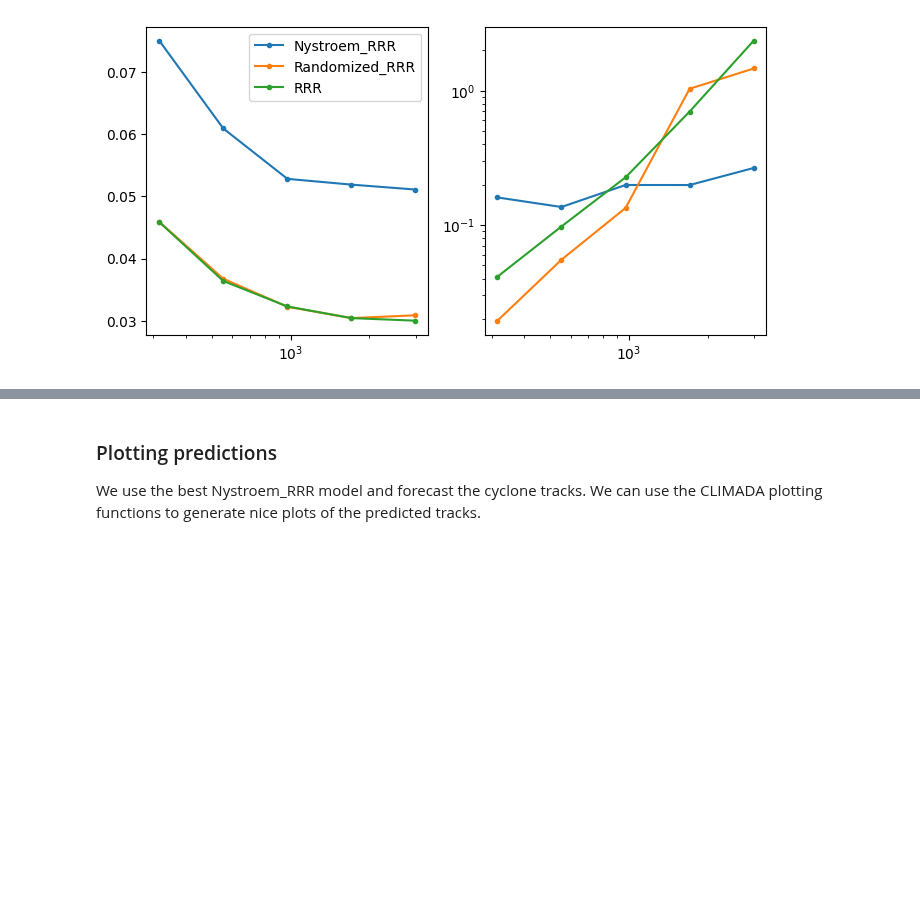
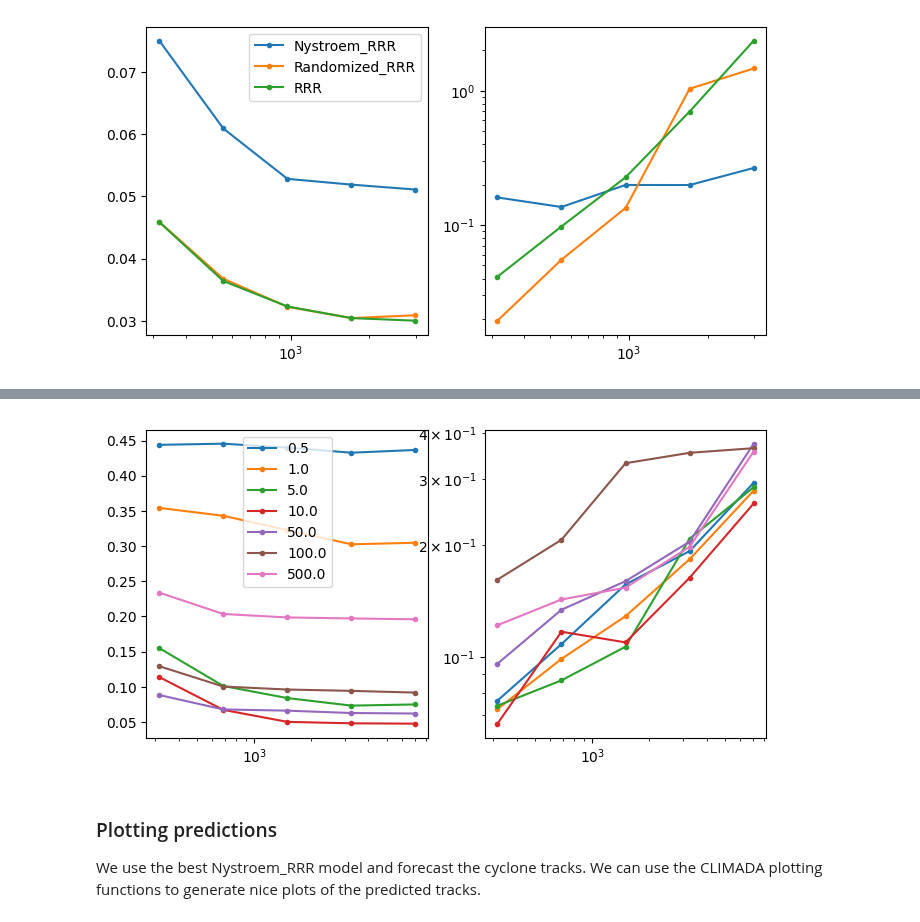
Before and after one commit to ejbrun/koopman_learning_tropical_cyclone, a Jupyter notebook: examples/koopman_kernel_for_TC_plot_prediction.ipynb, the cells around one changed output, grey strips where cells are left out. Drawn from its saved outputs; the diff is of its cells as text; code cells hidden in the pictures; blank space fills up the shorter version.

```diff
--- a/examples/koopman_kernel_for_TC_plot_prediction.ipynb
+++ b/examples/koopman_kernel_for_TC_plot_prediction.ipynb
@@ -160,7 +160,12 @@ Looks good, but arguably, the predictions of the model are not yet very good. Th
 # %% [markdown]
 ## Import trained model
 # %%
-def load_model_results(flag_params: dict, path_training_results: str, train_stops):
+def load_model_results(flag_params: dict, path_training_results: str, train_stops, load_keys: str | list[str] | None=None):
+
+    if load_keys == "all":
+        load_keys = ["model", "scaler", "eval_rmse", "train_stop", "fit_time"]
+    elif load_keys is None:
+        load_keys = ["eval_rmse", "train_stop", "fit_time"]
 
     import_dir = os.path.join(
         path_training_results,
@@ -192,7 +197,10 @@ def load_model_results(flag_params: dict, path_training_results: str, train_stop
             results_file_name + f"_train_steps{stop}.pth"
         )
         # results[res["train_stop"]] = res
-        results[stop] = res
+        # results[stop] = res
+        results[stop] = {}
+        for key in load_keys:
+            results[stop][key] = res[key]
     # file_name_best = glob.glob(os.path.join(import_dir, "*best.pth"))[0]
     # results["best"] = torch.load(file_name_best)
     results["best"] = torch.load(results_file_name + f"_best.pth")
@@ -246,0 +272,12 @@ ax[1].set_yscale("log")
+# %%
+results = {}
+for kk_length_scale in koopman_kernel_length_scale:
+    flag_params = {
+        "koopman_kernel_num_train_stops": 5,
+        "year_range": [1990, 2010],
+        "model": model_str,
+        "koopman_kernel_length_scale": kk_length_scale
+    }
+    flag_params = extend_by_default_flag_values(flag_params)
+
+    results[kk_length_scale] = load_model_results(flag_params, path_training_results, train_stops)
@@ -247,3 +341,25 @@ ax[1].set_yscale("log")
+# %%
+fig, ax = plt.subplots(1,2)
+fig.set_size_inches(8,4)
+
+
+for idx, kk_length_scale in enumerate(koopman_kernel_length_scale[:]):
+# for idx, model_str in enumerate(model_strings):
+
+    train_stops = np.sort([x for x in results[kk_length_scale].keys() if isinstance(x, int)])
+    rmse = [results[kk_length_scale][stop]["eval_rmse"] for stop in train_stops]
+    fit_times = [results[kk_length_scale][stop]["fit_time"] for stop in train_stops]
+
+    ax[0].plot(train_stops, rmse, color = f"C{idx}", label=kk_length_scale, marker=".")
+    ax[1].plot(train_stops, fit_times, color = f"C{idx}", label=kk_length_scale, marker=".")
+
+ax[0].set_xscale("log")
+ax[0].legend()
+
+ax[1].set_xscale("log")
+ax[1].set_yscale("log")
+# %% [output]
+[figure, added]
 # %% [markdown]
 ### Plotting predictions
 
```
Also changed, not shown: parts of 8 cells of this notebook, 2 other files.
